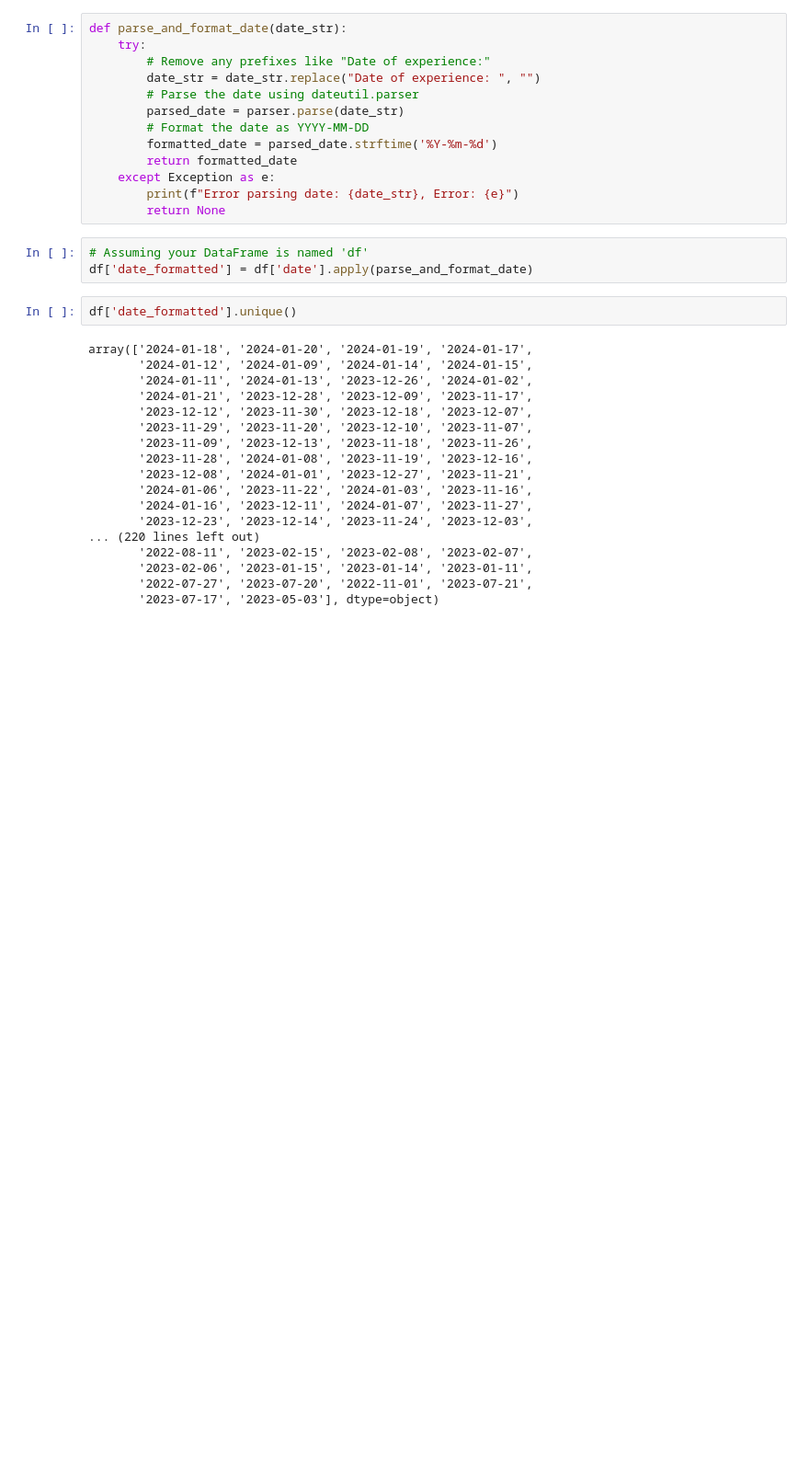
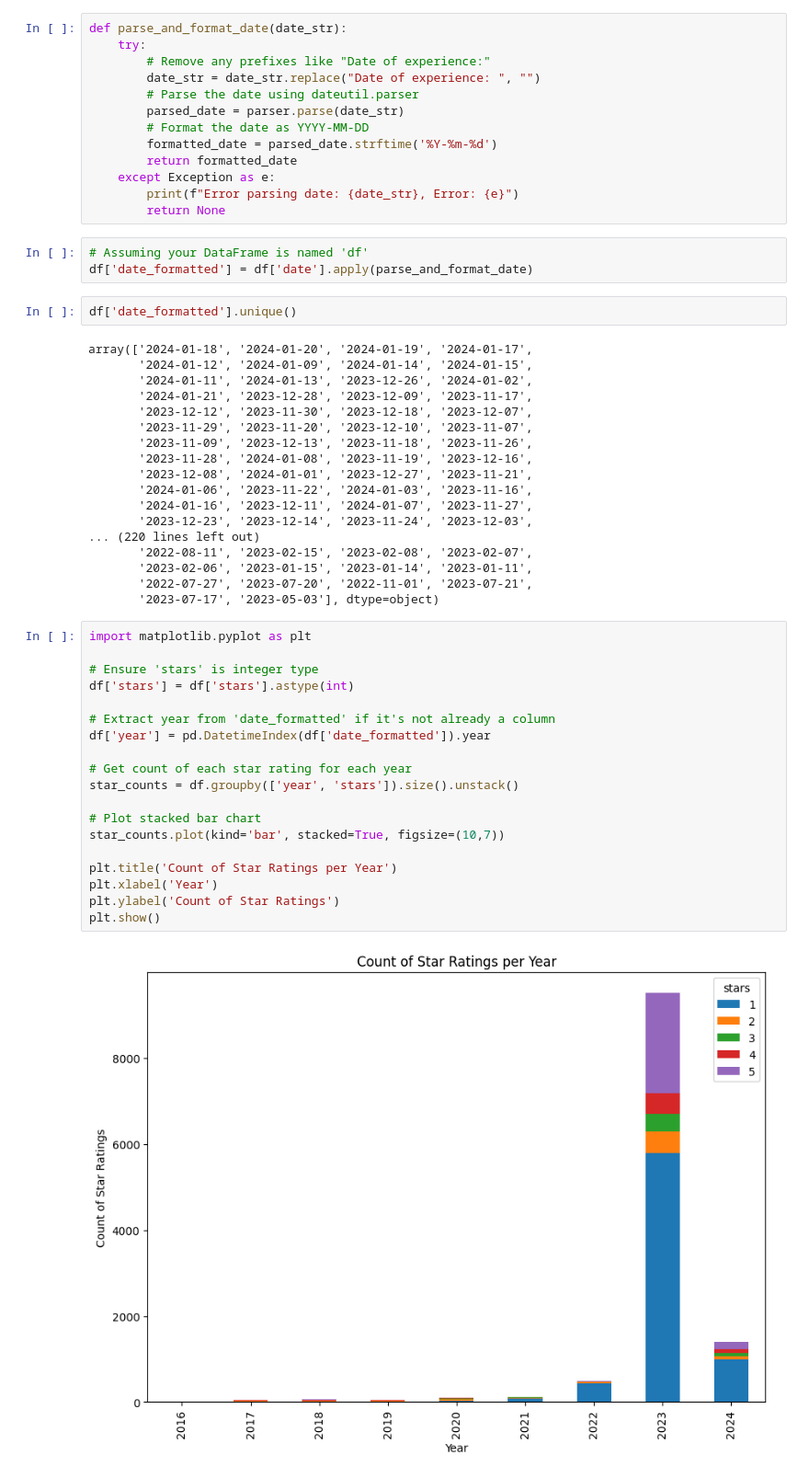
Before and after one commit to nightsinker/TSAP-UberEats, a Jupyter notebook: Data_Merge/Jay_Data_Prep.ipynb, the cells around one changed output. Shown: that part at 92% size. Cells and saved outputs as stored; diff of their text form; blank space fills up the shorter version.

```diff
--- a/Data_Merge/Jay_Data_Prep.ipynb
+++ b/Data_Merge/Jay_Data_Prep.ipynb
@@ -126,3 +126,24 @@ array(['2024-01-18', '2024-01-20', '2024-01-19', '2024-01-17',
        '2023-02-06', '2023-01-15', '2023-01-14', '2023-01-11',
        '2022-07-27', '2023-07-20', '2022-11-01', '2023-07-21',
        '2023-07-17', '2023-05-03'], dtype=object)
+# %%
+import matplotlib.pyplot as plt
+
+# Ensure 'stars' is integer type
+df['stars'] = df['stars'].astype(int)
+
+# Extract year from 'date_formatted' if it's not already a column
+df['year'] = pd.DatetimeIndex(df['date_formatted']).year
+
+# Get count of each star rating for each year
+star_counts = df.groupby(['year', 'stars']).size().unstack()
+
+# Plot stacked bar chart
+star_counts.plot(kind='bar', stacked=True, figsize=(10,7))
+
+plt.title('Count of Star Ratings per Year')
+plt.xlabel('Year')
+plt.ylabel('Count of Star Ratings')
+plt.show()
+# %% [output]
+[figure, added]
```
Also changed, not shown: parts of 1 cell of this notebook.
